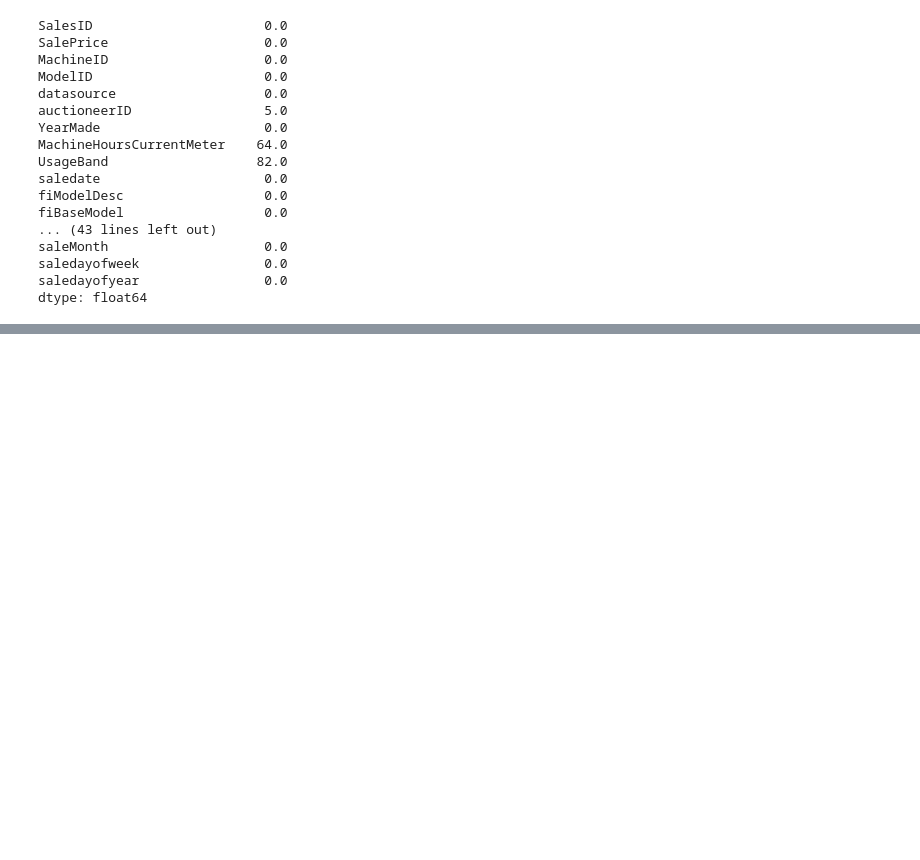
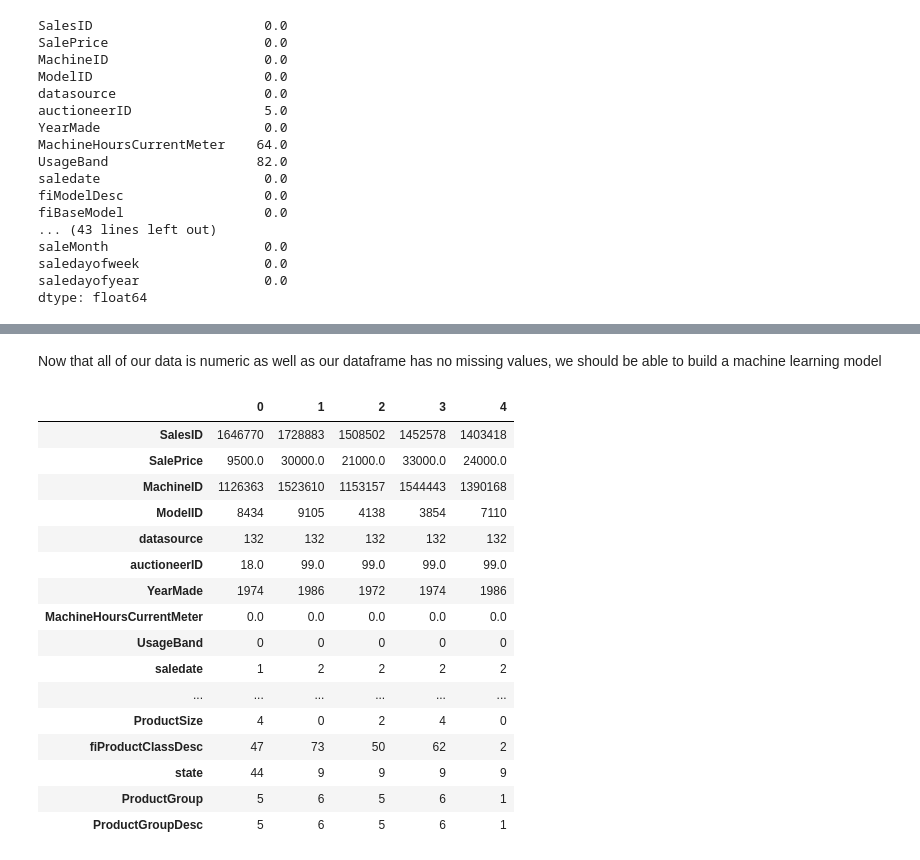
Before and after one commit to EZENWERE/ML-PROJECTS, a Jupyter notebook: Sklearn3.0.ipynb, the cells around one changed output, grey strips where cells are left out. Cells and saved outputs as stored; diff of their text form; code cells hidden in the pictures; blank space fills up the shorter version.

```diff
--- a/Sklearn3.0.ipynb
+++ b/Sklearn3.0.ipynb
@@ -1410,0 +1436,11 @@ Name: YearMade, Length: 412698, dtype: int64
+# %%
+#fill numeric rows with median
+for label, content in df_tmp.items():
+    if pd.api.types.is_numeric_dtype(content):
+        if pd.isnull(content).any():
+            #add a binary coloumn to tells us if the data was missing or not
+            df_tmp[label +"_is_missing"] = pd.isnull(content)
+            df_tmp[label] = content.fillna(content.median())
+            #Fill missing values with mdeian
+x= df_tmp[["auctioneerID","MachineHoursCurrentMeter", "auctioneerID_is_missing","MachineHoursCurrentMeter_is_missing"]].tail()
+x
@@ -1410,0 +1465,4 @@ Name: YearMade, Length: 412698, dtype: int64
+# %%
+for label, content in df_tmp.items():
+    if not pd.api.types.is_numeric_dtype(content):
+        print(label)
@@ -1410,0 +1497,5 @@ Name: YearMade, Length: 412698, dtype: int64
+# %%
+df_tmp["UsageBand"]=df_tmp.UsageBand.sort_values(ascending=True,
+                          na_position= "first",ignore_index= True)
+
+df_tmp["UsageBand"]
@@ -1410,0 +1519,8 @@ Name: YearMade, Length: 412698, dtype: int64
+# %%
+for label, content in df_tmp.items():
+    if not pd.api.types.is_numeric_dtype(content): # gets the non numeric labels
+        #Add binary coloumn to indicate whether sample had missing value
+        df_tmp[label + "_is_missing"] = pd.isnull(content)# returns True  / False
+         # Turn categories into numbers then add +1
+        df_tmp[label] = pd.Categorical(content).codes + 1 # turns he catgorical into numbers and then
+        #make the missing values 0
@@ -1410,0 +1571,22 @@ Name: YearMade, Length: 412698, dtype: int64
+# %% [markdown]
+Now that all of our data is numeric as well as our dataframe has no missing values, we should be able to build a machine learning model
+# %%
+df_tmp.head().T[:20]
+# %% [output]
+|  | 0 | 1 | 2 | 3 | 4 |
+| SalesID | 1646770 | 1728883 | 1508502 | 1452578 | 1403418 |
+| SalePrice | 9500.0 | 30000.0 | 21000.0 | 33000.0 | 24000.0 |
+| MachineID | 1126363 | 1523610 | 1153157 | 1544443 | 1390168 |
+| ModelID | 8434 | 9105 | 4138 | 3854 | 7110 |
+| datasource | 132 | 132 | 132 | 132 | 132 |
+| auctioneerID | 18.0 | 99.0 | 99.0 | 99.0 | 99.0 |
+| YearMade | 1974 | 1986 | 1972 | 1974 | 1986 |
+| MachineHoursCurrentMeter | 0.0 | 0.0 | 0.0 | 0.0 | 0.0 |
+| UsageBand | 0 | 0 | 0 | 0 | 0 |
+| saledate | 1 | 2 | 2 | 2 | 2 |
+| ... | ... | ... | ... | ... | ... |
+| ProductSize | 4 | 0 | 2 | 4 | 0 |
+| fiProductClassDesc | 47 | 73 | 50 | 62 | 2 |
+| state | 44 | 9 | 9 | 9 | 9 |
+| ProductGroup | 5 | 6 | 5 | 6 | 1 |
+| ProductGroupDesc | 5 | 6 | 5 | 6 | 1 |
```
Also changed, not shown: parts of 33 cells of this notebook, 1 other file.
